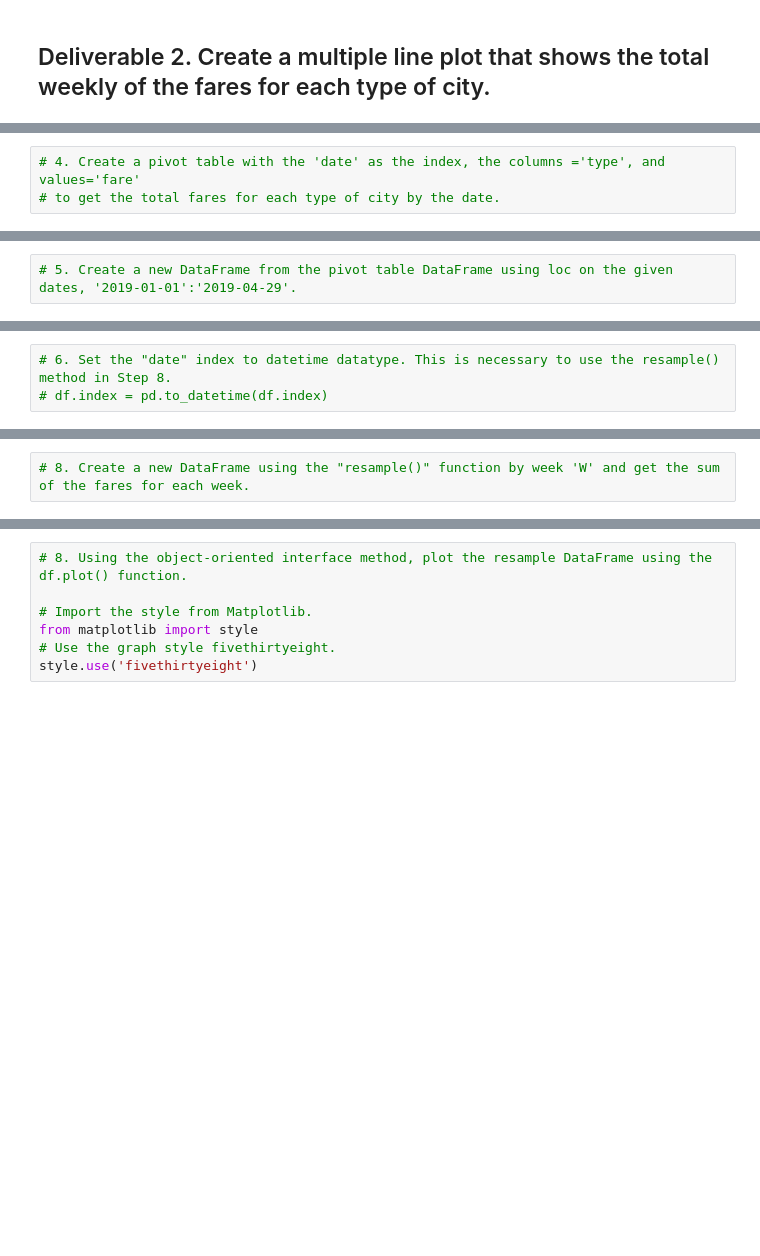
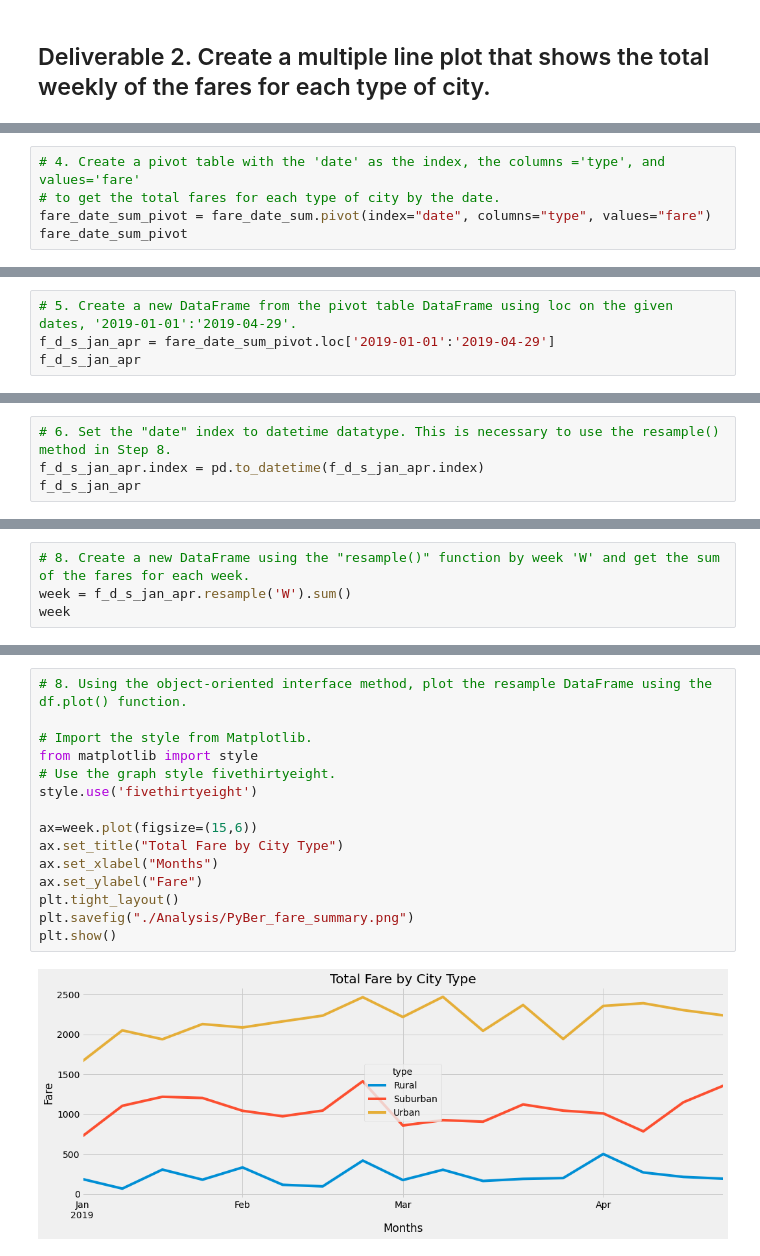
Before and after one commit to abesarah/PyBer_Analysis, a Jupyter notebook: PyBer_Challenge .ipynb, the cells around one changed output, grey strips where cells are left out. Cells and saved outputs as stored; diff of their text form; blank space fills up the shorter version.

```diff
--- a/PyBer_Challenge .ipynb
+++ b/PyBer_Challenge .ipynb
@@ -119,3 +161,5 @@ pyber_summary_df.index.name = None
 # %%
 # 4. Create a pivot table with the 'date' as the index, the columns ='type', and values='fare'
 # to get the total fares for each type of city by the date.
+fare_date_sum_pivot = fare_date_sum.pivot(index="date", columns="type", values="fare")
+fare_date_sum_pivot
@@ -122,2 +181,4 @@ pyber_summary_df.index.name = None
 # %%
 # 5. Create a new DataFrame from the pivot table DataFrame using loc on the given dates, '2019-01-01':'2019-04-29'.
+f_d_s_jan_apr = fare_date_sum_pivot.loc['2019-01-01':'2019-04-29']
+f_d_s_jan_apr
@@ -124,3 +200,4 @@ pyber_summary_df.index.name = None
 # %%
 # 6. Set the "date" index to datetime datatype. This is necessary to use the resample() method in Step 8.
-# df.index = pd.to_datetime(df.index)
+f_d_s_jan_apr.index = pd.to_datetime(f_d_s_jan_apr.index)
+f_d_s_jan_apr
@@ -129,2 +233,4 @@ pyber_summary_df.index.name = None
 # %%
 # 8. Create a new DataFrame using the "resample()" function by week 'W' and get the sum of the fares for each week.
+week = f_d_s_jan_apr.resample('W').sum()
+week
@@ -131,7 +257,17 @@ pyber_summary_df.index.name = None
 # %%
 # 8. Using the object-oriented interface method, plot the resample DataFrame using the df.plot() function.
 
 # Import the style from Matplotlib.
 from matplotlib import style
 # Use the graph style fivethirtyeight.
 style.use('fivethirtyeight')
+
+ax=week.plot(figsize=(15,6))
+ax.set_title("Total Fare by City Type")
+ax.set_xlabel("Months")
+ax.set_ylabel("Fare")
+plt.tight_layout()
+plt.savefig("./Analysis/PyBer_fare_summary.png")
+plt.show()
+# %% [output]
+[figure, added]
```
Also changed, not shown: parts of 16 cells of this notebook, 1 other file.
